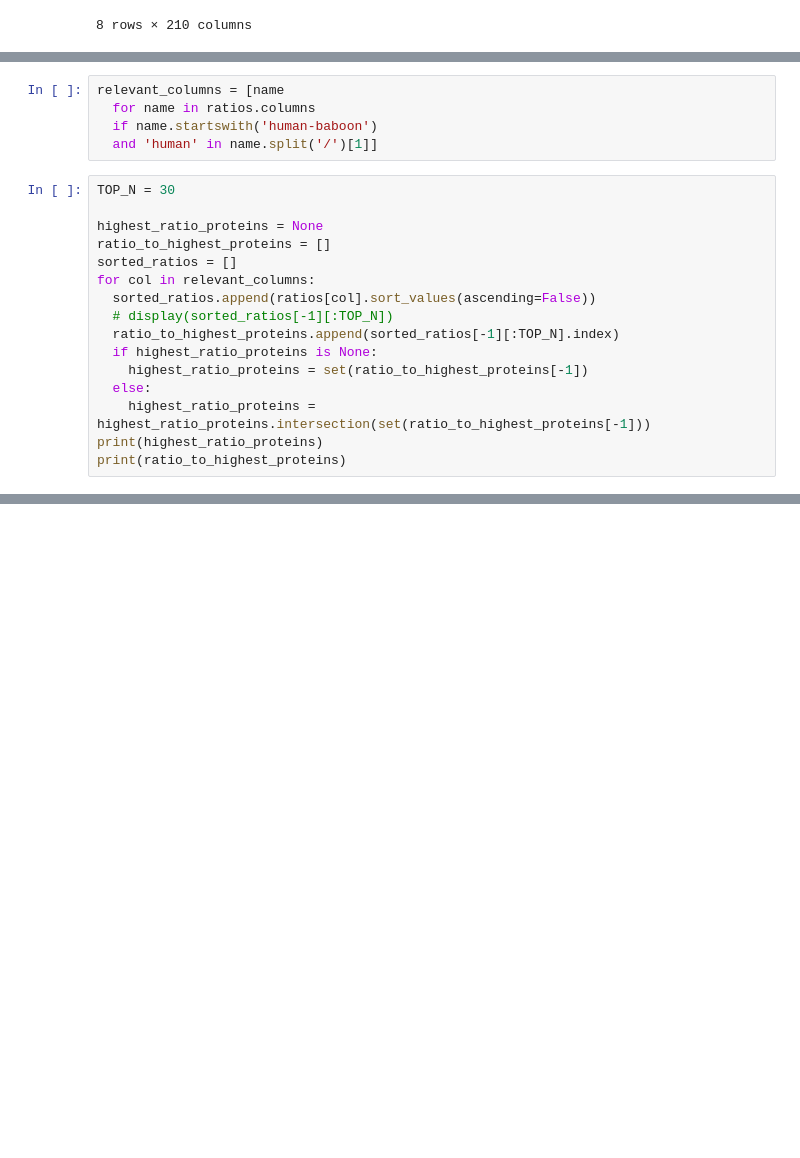
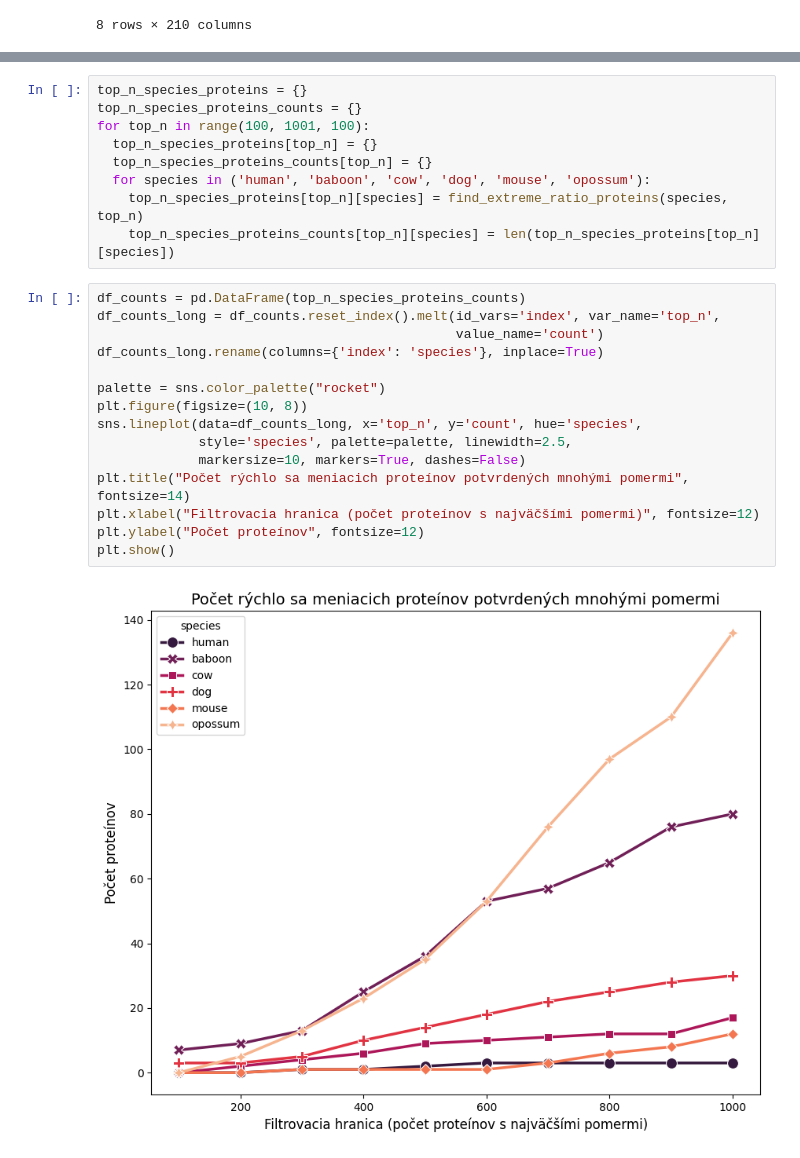
Before and after one commit to pilatova/prot-viz-data, a Jupyter notebook: ratios_1.ipynb, the cells around one changed output, grey strips where cells are left out. Cells and saved outputs as stored; diff of their text form; blank space fills up the shorter version.

```diff
--- a/ratios_1.ipynb
+++ b/ratios_1.ipynb
@@ -60,21 +48,0 @@ Skúsime zistiť, ktoré proteíny sa rýchlejšie vyvíjajú v paviánovi. Náj
-# %%
-relevant_columns = [name
-  for name in ratios.columns
-  if name.startswith('human-baboon')
-  and 'human' in name.split('/')[1]]
-# %%
-TOP_N = 30
-
-highest_ratio_proteins = None
-ratio_to_highest_proteins = []
-sorted_ratios = []
-for col in relevant_columns:
-  sorted_ratios.append(ratios[col].sort_values(ascending=False))
-  # display(sorted_ratios[-1][:TOP_N])
-  ratio_to_highest_proteins.append(sorted_ratios[-1][:TOP_N].index)
-  if highest_ratio_proteins is None:
-    highest_ratio_proteins = set(ratio_to_highest_proteins[-1])
-  else:
-    highest_ratio_proteins = highest_ratio_proteins.intersection(set(ratio_to_highest_proteins[-1]))
-print(highest_ratio_proteins)
-print(ratio_to_highest_proteins)
@@ -184,0 +78,26 @@ sns.lineplot(lowest_proteins_lowest_ratios.transpose())
+# %%
+top_n_species_proteins = {}
+top_n_species_proteins_counts = {}
+for top_n in range(100, 1001, 100):
+  top_n_species_proteins[top_n] = {}
+  top_n_species_proteins_counts[top_n] = {}
+  for species in ('human', 'baboon', 'cow', 'dog', 'mouse', 'opossum'):
+    top_n_species_proteins[top_n][species] = find_extreme_ratio_proteins(species, top_n)
+    top_n_species_proteins_counts[top_n][species] = len(top_n_species_proteins[top_n][species])
+# %%
+df_counts = pd.DataFrame(top_n_species_proteins_counts)
+df_counts_long = df_counts.reset_index().melt(id_vars='index', var_name='top_n',
+                                              value_name='count')
+df_counts_long.rename(columns={'index': 'species'}, inplace=True)
+
+palette = sns.color_palette("rocket")
+plt.figure(figsize=(10, 8))
+sns.lineplot(data=df_counts_long, x='top_n', y='count', hue='species',
+             style='species', palette=palette, linewidth=2.5,
+             markersize=10, markers=True, dashes=False)
+plt.title("Počet rýchlo sa meniacich proteínov potvrdených mnohými pomermi", fontsize=14)
+plt.xlabel("Filtrovacia hranica (počet proteínov s najväčšími pomermi)", fontsize=12)
+plt.ylabel("Počet proteínov", fontsize=12)
+plt.show()
+# %% [output]
+[figure, added]
```
Also changed, not shown: parts of 27 cells of this notebook.
